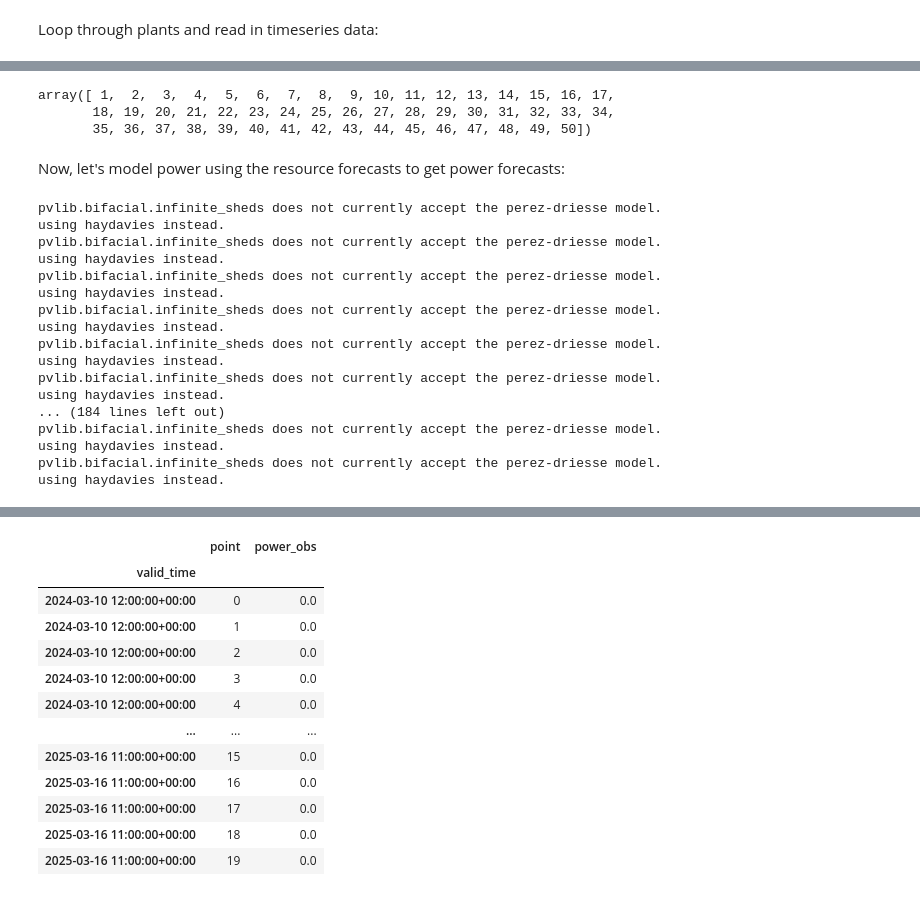
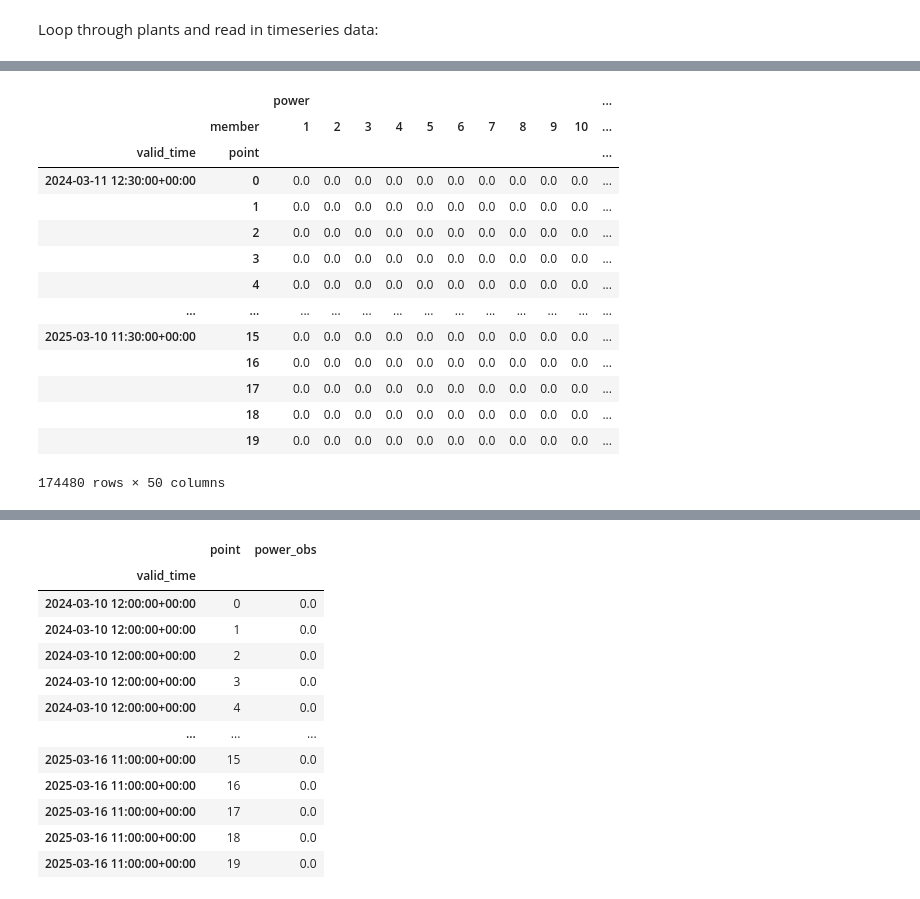
Before and after one commit to williamhobbs/PVSC-2025-daily-energy-forecaster, a Jupyter notebook: 05_Ensemble_Analysis.ipynb, the cells around one changed output, grey strips where cells are left out. Saved outputs shown, nothing was run; the diff lists cells and outputs as text; code cells hidden in the pictures.

```diff
--- a/05_Ensemble_Analysis.ipynb
+++ b/05_Ensemble_Analysis.ipynb
@@ -85,54 +68,20 @@ point_list = resource_data_ens['point'].unique()
-# %%
-member_list
-# %% [output]
-array([ 1,  2,  3,  4,  5,  6,  7,  8,  9, 10, 11, 12, 13, 14, 15, 16, 17,
-       18, 19, 20, 21, 22, 23, 24, 25, 26, 27, 28, 29, 30, 31, 32, 33, 34,
-       35, 36, 37, 38, 39, 40, 41, 42, 43, 44, 45, 46, 47, 48, 49, 50])
-# %% [markdown]
-Now, let's model power using the resource forecasts to get power forecasts:
-# %%
-# empty lists
-ens_temp_list = []
-
-for member in member_list:
-    for plant_number in point_list:
-        # pull plant data
-        plant_data = agg_specs_orig_df[plant_number].to_dict()
-
-        # get the resource forecast for the plant
-        resource_fcast_ens = resource_data_ens[(resource_data_ens['point']==plant_number) \
-            & (resource_data_ens['member']==member)]
-
-        resource_fcast_ens = resource_fcast_ens.reset_index().set_index('valid_time')
-
-        # model power
-        power_fcasts_ens, _ = model_pv_power(resource_fcast_ens, **plant_data)
-
-        power_fcasts_ens.name = 'power'
-
-        # convert to dataframe and add 'point' (plant number)
-        power_fcasts_ens = power_fcasts_ens.to_frame()
-        power_fcasts_ens['point'] = plant_number
-        power_fcasts_ens['member'] = member
-
-        ens_temp_list.append(power_fcasts_ens)
-
-power_fcasts_ens_all = pd.concat(ens_temp_list)
-# %% [output]
-pvlib.bifacial.infinite_sheds does not currently accept the perez-driesse model.
-using haydavies instead.
-pvlib.bifacial.infinite_sheds does not currently accept the perez-driesse model.
-using haydavies instead.
-pvlib.bifacial.infinite_sheds does not currently accept the perez-driesse model.
-using haydavies instead.
-pvlib.bifacial.infinite_sheds does not currently accept the perez-driesse model.
-using haydavies instead.
-pvlib.bifacial.infinite_sheds does not currently accept the perez-driesse model.
-using haydavies instead.
-pvlib.bifacial.infinite_sheds does not currently accept the perez-driesse model.
-using haydavies instead.
-... (184 lines left out)
-pvlib.bifacial.infinite_sheds does not currently accept the perez-driesse model.
-using haydavies instead.
-pvlib.bifacial.infinite_sheds does not currently accept the perez-driesse model.
-using haydavies instead.
+# %%
+# power_fcasts_ens_all = pd.read_csv('forecasts/power_fcasts_ens_all.csv', parse_dates=['valid_time', 'init_time'], index_col='valid_time')
+power_fcasts_ens_all_unstacked = pd.read_pickle('forecasts/power_fcasts_ens_all_unstacked.pkl')
+power_fcasts_ens_all_unstacked
+# %% [output]
+|  |  | power |  |  |  |  |  |  |  |  |  | ... |
+|  | member | 1 | 2 | 3 | 4 | 5 | 6 | 7 | 8 | 9 | 10 | ... |
+| valid_time | point |  |  |  |  |  |  |  |  |  |  | ... |
+| 2024-03-11 12:30:00+00:00 | 0 | 0.0 | 0.0 | 0.0 | 0.0 | 0.0 | 0.0 | 0.0 | 0.0 | 0.0 | 0.0 | ... |
+|  | 1 | 0.0 | 0.0 | 0.0 | 0.0 | 0.0 | 0.0 | 0.0 | 0.0 | 0.0 | 0.0 | ... |
+|  | 2 | 0.0 | 0.0 | 0.0 | 0.0 | 0.0 | 0.0 | 0.0 | 0.0 | 0.0 | 0.0 | ... |
+|  | 3 | 0.0 | 0.0 | 0.0 | 0.0 | 0.0 | 0.0 | 0.0 | 0.0 | 0.0 | 0.0 | ... |
+|  | 4 | 0.0 | 0.0 | 0.0 | 0.0 | 0.0 | 0.0 | 0.0 | 0.0 | 0.0 | 0.0 | ... |
+| ... | ... | ... | ... | ... | ... | ... | ... | ... | ... | ... | ... | ... |
+| 2025-03-10 11:30:00+00:00 | 15 | 0.0 | 0.0 | 0.0 | 0.0 | 0.0 | 0.0 | 0.0 | 0.0 | 0.0 | 0.0 | ... |
+|  | 16 | 0.0 | 0.0 | 0.0 | 0.0 | 0.0 | 0.0 | 0.0 | 0.0 | 0.0 | 0.0 | ... |
+|  | 17 | 0.0 | 0.0 | 0.0 | 0.0 | 0.0 | 0.0 | 0.0 | 0.0 | 0.0 | 0.0 | ... |
+|  | 18 | 0.0 | 0.0 | 0.0 | 0.0 | 0.0 | 0.0 | 0.0 | 0.0 | 0.0 | 0.0 | ... |
+|  | 19 | 0.0 | 0.0 | 0.0 | 0.0 | 0.0 | 0.0 | 0.0 | 0.0 | 0.0 | 0.0 | ... |
+174480 rows × 50 columns
```
Also changed, not shown: parts of 10 cells of this notebook, 3 other files.
